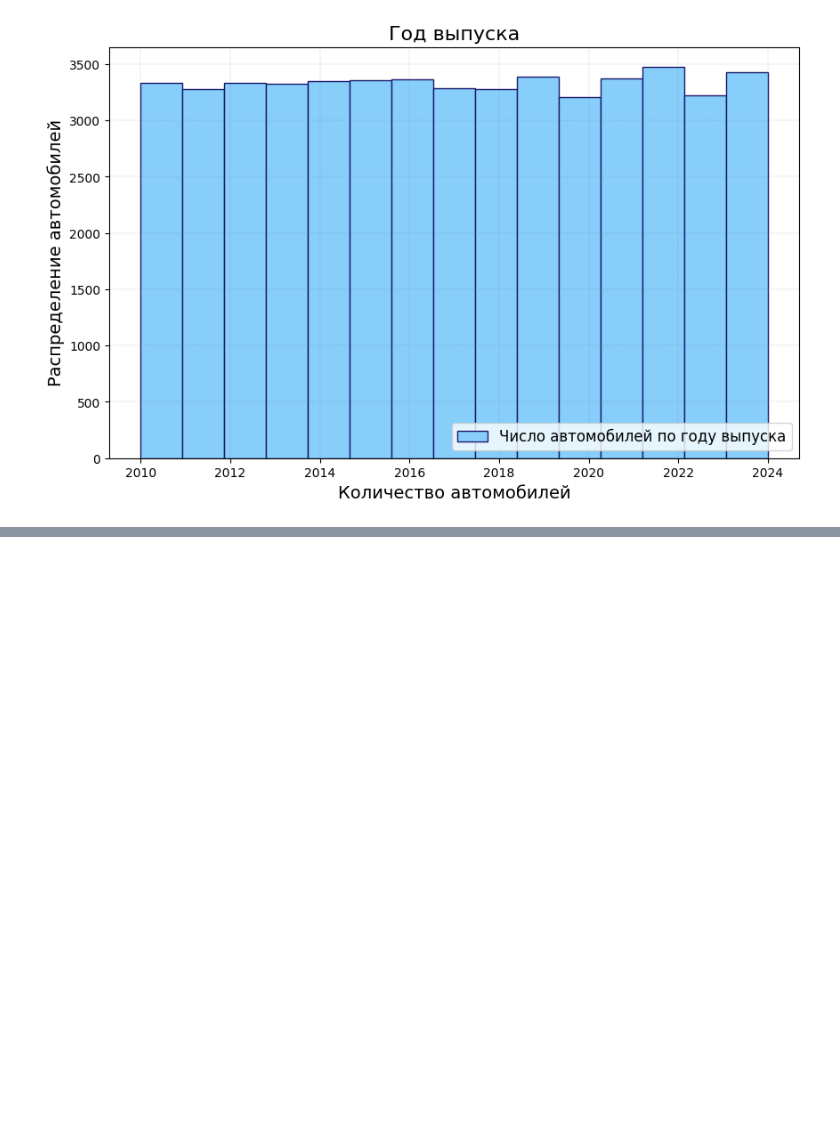
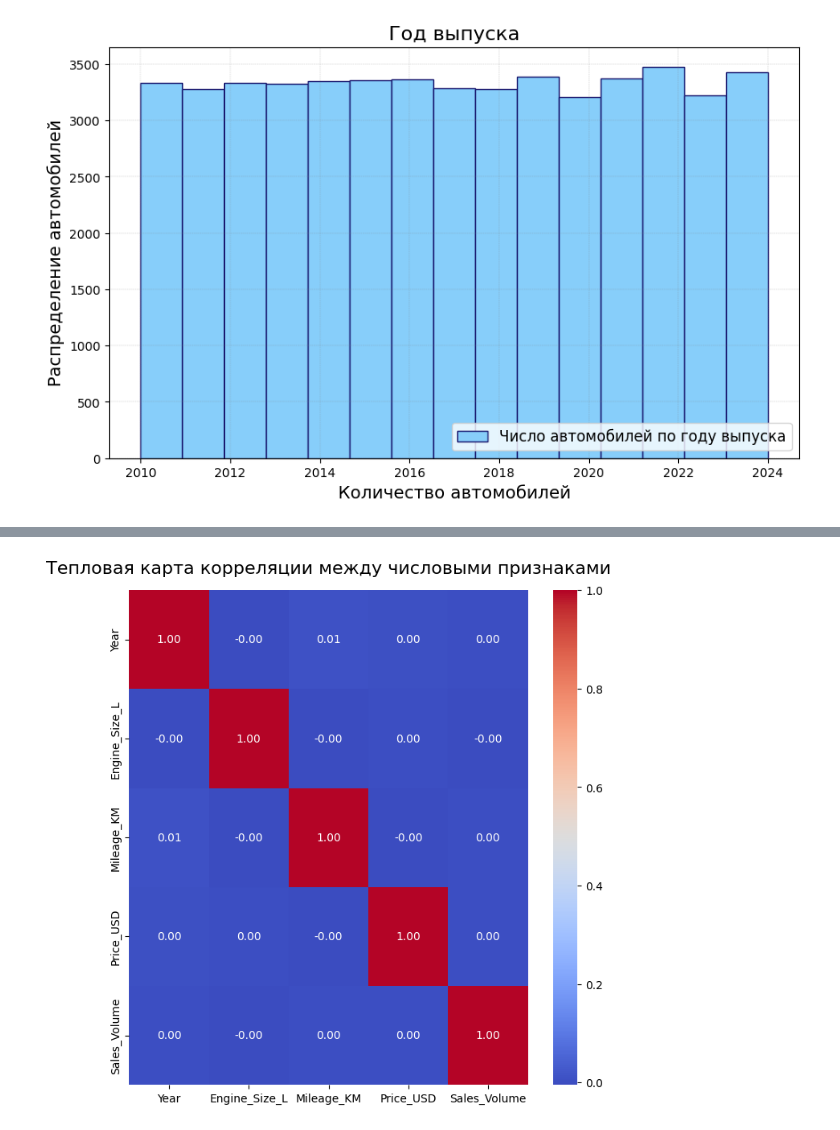
Before and after one commit to ari-ira17/bmw-sales-data, a Jupyter notebook: main.ipynb, the cells around one changed output, grey strips where cells are left out. Saved outputs shown, nothing was run; the diff lists cells and outputs as text; code cells hidden in the pictures; blank space fills up the shorter version.

```diff
--- a/main.ipynb
+++ b/main.ipynb
@@ -123,0 +175,30 @@ plt.savefig('graphics/histogram.png')
+# %%
+# d)
+
+numeric_columns = ['Year', 'Engine_Size_L', 'Mileage_KM', 'Price_USD', 'Sales_Volume']
+corr_matrix = bmw_sales_data[numeric_columns].corr()
+
+plt.figure(figsize=(8, 8))
+
+sns.heatmap(
+    corr_matrix,
+    annot=True,
+    fmt='.2f',
+    cmap='coolwarm',
+)
+
+plt.title('Тепловая карта корреляции между числовыми признаками', fontsize=16, pad=15)
+
+plt.savefig('graphics/heatmap.png')
+
+plt.show()
+
+# Твоя тепловая карта показывает, что между основными числовыми
+# признаками BMW в твоём датасете практически нет линейной корреляции.
+# Это не ошибка — это информация.
+
+# Она говорит:
+# Цена, пробег, год, объём двигателя и объём продаж в этом наборе
+# данных не связаны линейно друг с другом.
+# %% [output]
+[figure, added]
```
Also changed, not shown: parts of 8 cells of this notebook.
